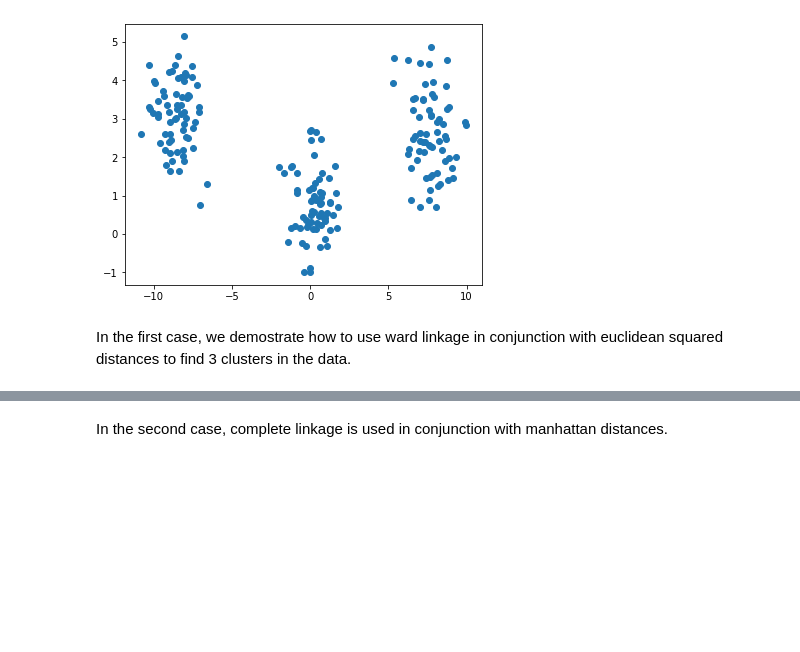
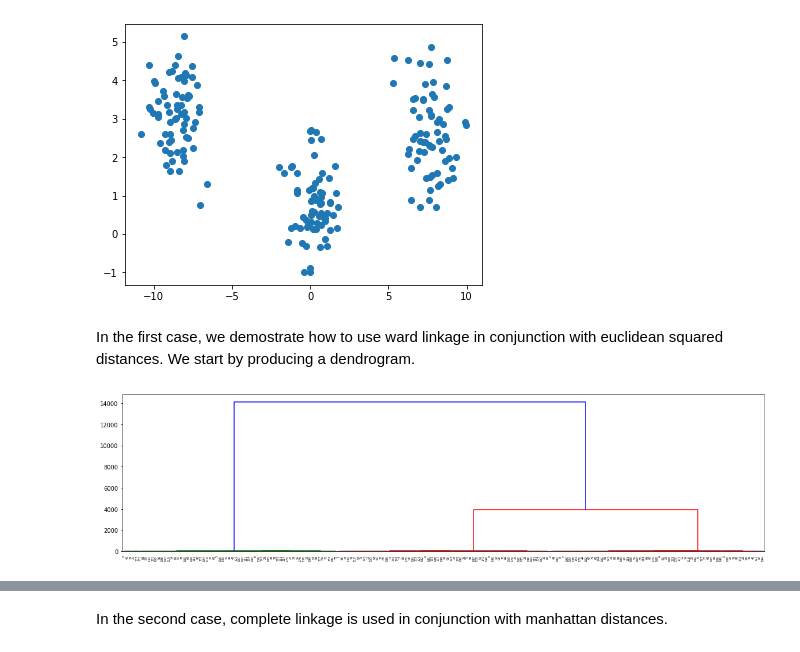
Before and after one commit to KxSystems/mlnotebooks, a Jupyter notebook: notebooks/11 Clustering.ipynb, the cells around one changed output, grey strips where cells are left out. Drawn from its saved outputs; the diff is of its cells as text; code cells hidden in the pictures; blank space fills up the shorter version.

```diff
--- a/notebooks/11 Clustering.ipynb
+++ b/notebooks/11 Clustering.ipynb
@@ -273,4 +275,14 @@ plt[`:show][];
 # %% [output]
 [figure]
 # %% [markdown]
-In the first case, we demostrate how to use ward linkage in conjunction with euclidean squared distances to find 3 clusters in the data.
+In the first case, we demostrate how to use ward linkage in conjunction with euclidean squared distances. We start by producing a dendrogram.
+# %%
+start:.z.t
+dendw:.ml.clust.hc[d4;`e2dist;`ward]
+end:string .z.t-start;
+plt[`:figure][`figsize pykw 20 5];
+dgramplt flip value flip dendw;
+plt[`:show][];
+-1"Time taken for Ward Linkage Hierarchical Dendrogram: ",end;
+# %% [output]
+[figure, added]
```
Also changed, not shown: parts of 20 cells of this notebook, 4 other files.
